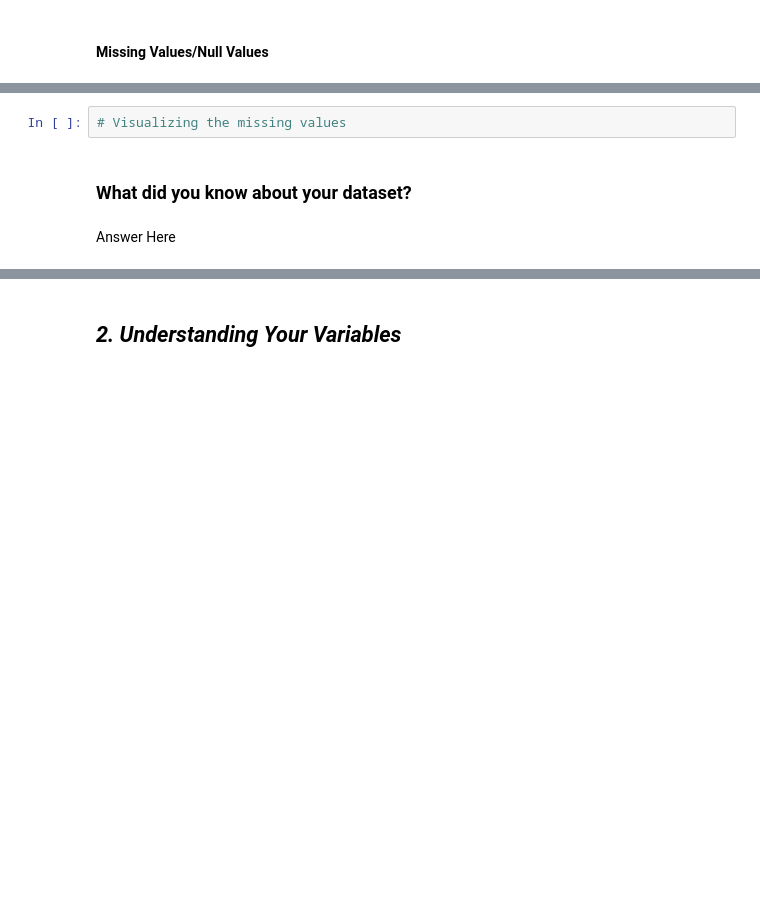
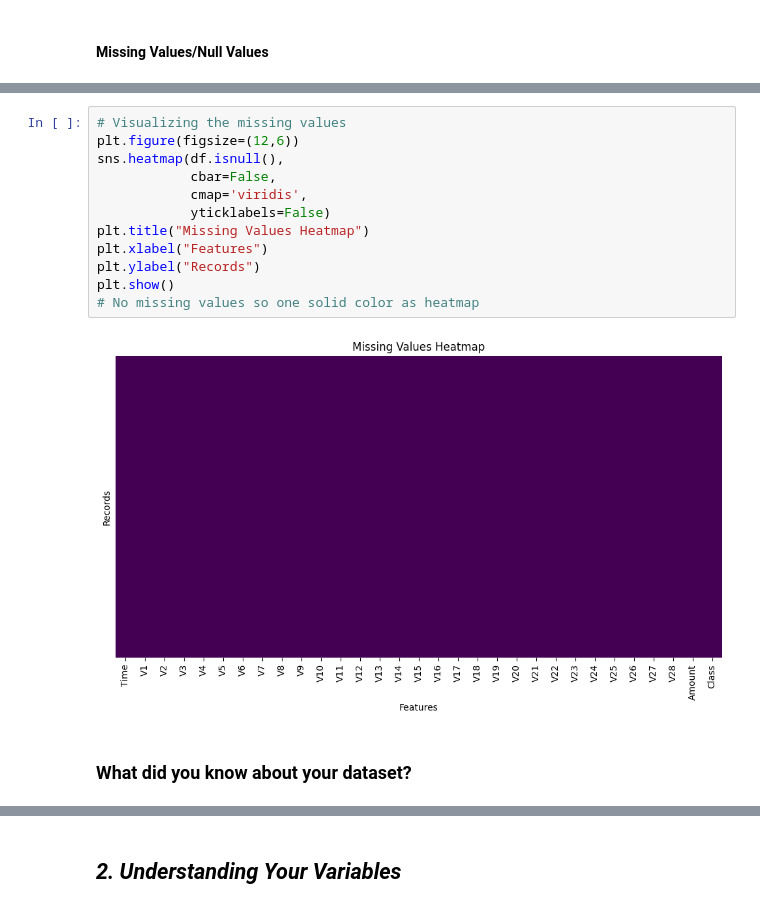
Before and after one commit to Krishna-matic/Credit-Card-Fraud-Detection-EDA, a Jupyter notebook: EDA_Submission_Template.ipynb, the cells around one changed output, grey strips where cells are left out. Saved outputs shown, nothing was run; the diff lists cells and outputs as text; blank space fills up the shorter version.

```diff
--- a/EDA_Submission_Template.ipynb
+++ b/EDA_Submission_Template.ipynb
@@ -136,6 +160,16 @@ memory usage: 67.4 MB
-# %%
-# Visualizing the missing values
+# %%
+# Visualizing the missing values
+plt.figure(figsize=(12,6))
+sns.heatmap(df.isnull(),
+            cbar=False,
+            cmap='viridis',
+            yticklabels=False)
+plt.title("Missing Values Heatmap")
+plt.xlabel("Features")
+plt.ylabel("Records")
+plt.show()
+# No missing values so one solid color as heatmap
+# %% [output]
+[figure, added]
 # %% [markdown]
 ### What did you know about your dataset?
-# %% [markdown]
-Answer Here
```
Also changed, not shown: parts of 3 cells of this notebook.
